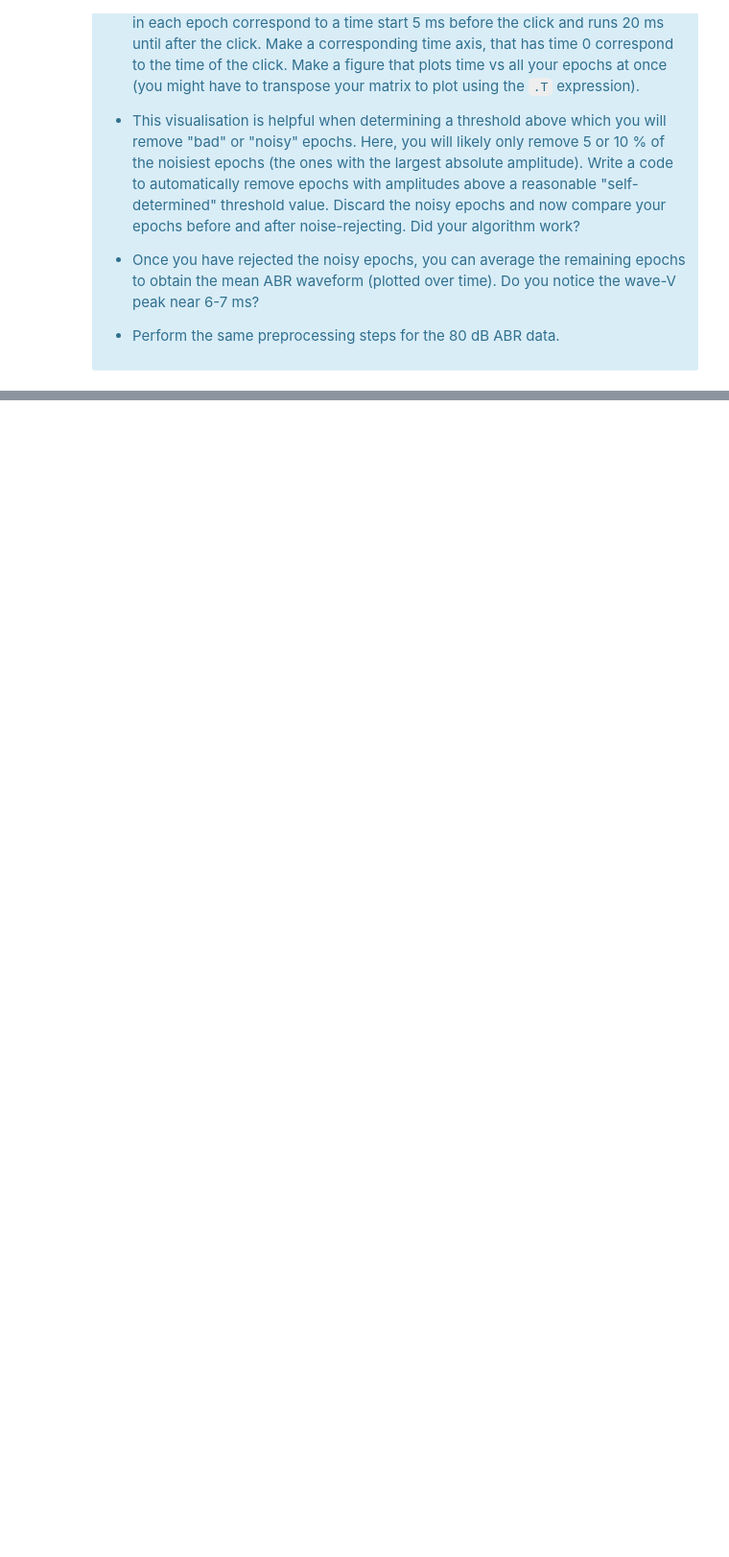
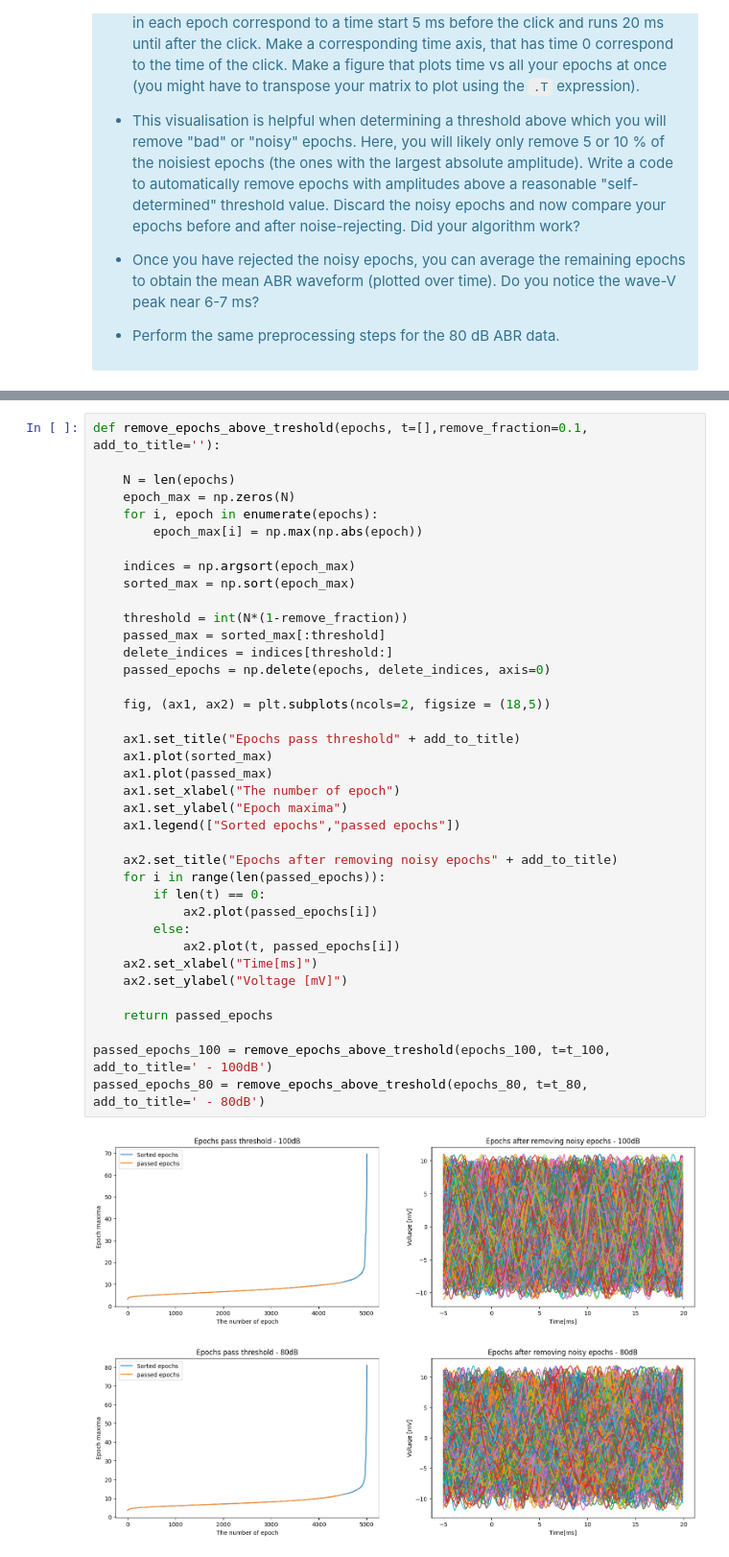
Before and after one commit to vbelpair/Ugent, a Jupyter notebook: Medical_Signal_Processing_and_Statistics/assignment_7/ex07.ipynb, the cells around one changed output, grey strips where cells are left out. Shown at 96% size. Cells and saved outputs as stored; diff of their text form; blank space fills up the shorter version.

```diff
--- a/Medical_Signal_Processing_and_Statistics/assignment_7/ex07.ipynb
+++ b/Medical_Signal_Processing_and_Statistics/assignment_7/ex07.ipynb
@@ -262,0 +304,41 @@ print(indx)
+# %%
+def remove_epochs_above_treshold(epochs, t=[],remove_fraction=0.1, add_to_title=''):
+
+    N = len(epochs)
+    epoch_max = np.zeros(N)
+    for i, epoch in enumerate(epochs):
+        epoch_max[i] = np.max(np.abs(epoch))
+
+    indices = np.argsort(epoch_max)
+    sorted_max = np.sort(epoch_max)
+
+    threshold = int(N*(1-remove_fraction))
+    passed_max = sorted_max[:threshold]
+    delete_indices = indices[threshold:]
+    passed_epochs = np.delete(epochs, delete_indices, axis=0)
+
+    fig, (ax1, ax2) = plt.subplots(ncols=2, figsize = (18,5))
+
+    ax1.set_title("Epochs pass threshold" + add_to_title)
+    ax1.plot(sorted_max)
+    ax1.plot(passed_max)
+    ax1.set_xlabel("The number of epoch")
+    ax1.set_ylabel("Epoch maxima")
+    ax1.legend(["Sorted epochs","passed epochs"])
+
+    ax2.set_title("Epochs after removing noisy epochs" + add_to_title)
+    for i in range(len(passed_epochs)):
+        if len(t) == 0:
+            ax2.plot(passed_epochs[i])
+        else:
+            ax2.plot(t, passed_epochs[i])
+    ax2.set_xlabel("Time[ms]")
+    ax2.set_ylabel("Voltage [mV]")
+
+    return passed_epochs
+
+passed_epochs_100 = remove_epochs_above_treshold(epochs_100, t=t_100, add_to_title=' - 100dB')
+passed_epochs_80 = remove_epochs_above_treshold(epochs_80, t=t_80, add_to_title=' - 80dB')
+# %% [output]
+[figure, added]
+[figure, added]
```
Also changed, not shown: parts of 19 cells of this notebook, 1 other file.
